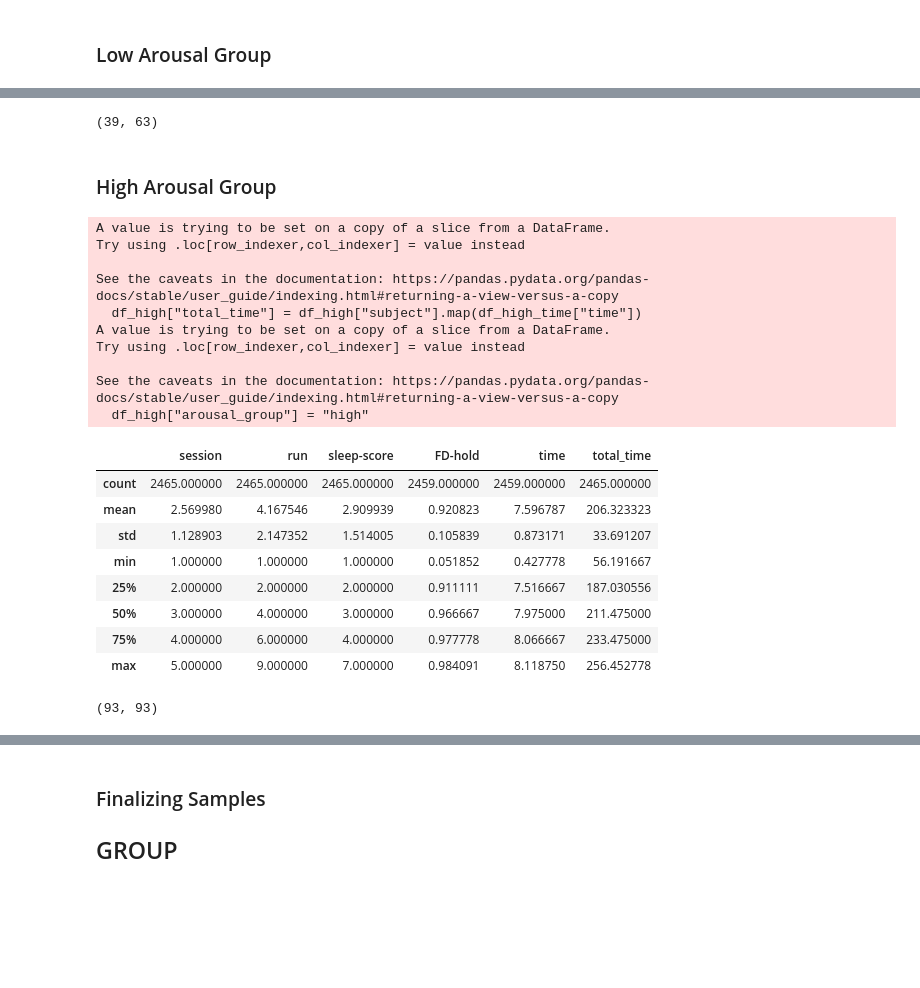
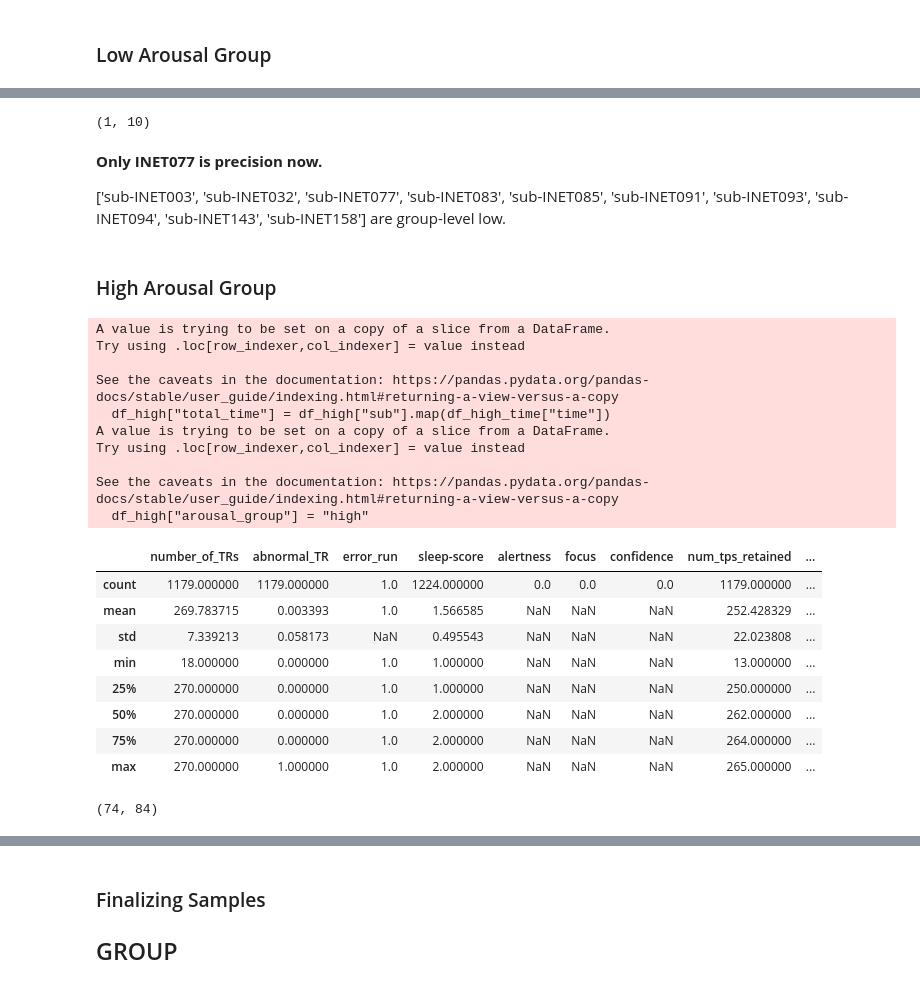
Before and after one commit to praise58/Arousal-Project, a Jupyter notebook: splitting_sample/larger_sample/larger_sample_splitting.ipynb, the cells around one changed output, grey strips where cells are left out. Drawn from its saved outputs; the diff is of its cells as text; code cells hidden in the pictures; blank space fills up the shorter version.

```diff
--- a/splitting_sample/larger_sample/larger_sample_splitting.ipynb
+++ b/splitting_sample/larger_sample/larger_sample_splitting.ipynb
@@ -55,5 +93,5 @@ Name: subject, dtype: object
 
 6/10. I added them manually.
 # %%
-df = pd.read_csv("C:\\Users\\tempu\\Downloads\\research\\labs\\gratton\\Arousal-Project\\splitting_sample\\iNETs-sleep-data.csv")
-df
+#df = pd.read_csv("C:\\Users\\tempu\\Downloads\\research\\labs\\gratton\\Arousal-Project\\splitting_sample\\iNETs-sleep-data.csv")
+#df
@@ -89,0 +119,13 @@ len(df[df['sleep-score'].isna()]), len(df[df['FD-hold'].isna()]), len(df[df['cat
+# %%
+# Clean df_all_cat for merging
+
+df_all_cat = pd.read_csv(r"C:\Users\tempu\Downloads\research\labs\gratton\Arousal-Project\splitting_sample\larger_sample.csv")
+
+df_all_cat["subject"] = "sub-" + df_all_cat["subject"]
+df_all_cat["session"] = "ses-" + df_all_cat["session"].astype(str)
+df_all_cat["run"] = "run-" + df_all_cat["run"].astype(str)
+
+df_all_cat = df_all_cat.rename(columns = {"subject" : "sub", "session" : "ses", "run" : "run"})
+
+
+df_all_cat.head()
@@ -89,0 +139,12 @@ len(df[df['sleep-score'].isna()]), len(df[df['FD-hold'].isna()]), len(df[df['cat
+# %%
+# Merging the missing eyes_closed runs from the larger sample to the full sample.
+keys = ['sub', 'ses', 'run']
+
+missing = (
+    df_all_cat[df_all_cat['category'] == 'eyes_closed']
+    .merge(df[keys].drop_duplicates(), on=keys, how='left', indicator=True)
+)
+missing = missing[missing['_merge'] == 'left_only'].drop(columns=['_merge'])
+
+df = pd.concat([df, missing], ignore_index=True, sort=False)
+df["category"].value_counts()
@@ -106,7 +173,7 @@ df
 # %%
 INET_TR = 1.1
-INET_FRAMES = 450
+INET_VOLS = 270
 
-df["time"] = ((INET_FRAMES * df["FD-hold"]) * INET_TR) / 60
+df["time"] = (df["num_tps_retained"] * INET_TR) / 60
 df
 # %% [output]
@@ -172,50 +255,56 @@ df_low_group.shape, df_low_prec.shape
 # %%
-len(df_low_prec.subject.unique()), len(df_low_group.subject.unique())
+len(df_low_prec["sub"].unique()), len(df_low_group["sub"].unique())
 # %% [output]
-(39, 63)
+(1, 10)
+# %% [markdown]
+**Only INET077 is precision now.**
+
+['sub-INET003', 'sub-INET032', 'sub-INET077', 'sub-INET083',
+       'sub-INET085', 'sub-INET091', 'sub-INET093', 'sub-INET094',
+       'sub-INET143', 'sub-INET158'] are group-level low.
 # %% [markdown]
 ### High Arousal Group
 # %%
 df_high = df[((df["sleep-score"] < 3) | (df["category"] == "eyes_opened"))]
 
 # Group by subject and aggregate by sum for time.
-cols = ['file', 'session', 'task', 'run', 'sleep-score', 'FD-hold', 'category']
+cols = ['file', 'ses', 'task', 'run', 'sleep-score', 'FD-hold', 'category']
 df_high_time = df_high.drop(cols, axis=1)
-df_high_time = df_high_time.groupby("subject").agg({"time": "sum"})
+df_high_time = df_high_time.groupby("sub").agg({"time": "sum"})
 
 # Fill in the subject's time for all runs.
-df_high["total_time"] = df_high["subject"].map(df_high_time["time"])
+df_high["total_time"] = df_high["sub"].map(df_high_time["time"])
 
 # For merging
 df_high["arousal_group"] = "high"
 
 df_high.describe()
 # %% [output]
 A value is trying to be set on a copy of a slice from a DataFrame.
 Try using .loc[row_indexer,col_indexer] = value instead
 
 See the caveats in the documentation: https://pandas.pydata.org/pandas-docs/stable/user_guide/indexing.html#returning-a-view-versus-a-copy
-  df_high["total_time"] = df_high["subject"].map(df_high_time["time"])
+  df_high["total_time"] = df_high["sub"].map(df_high_time["time"])
 A value is trying to be set on a copy of a slice from a DataFrame.
 Try using .loc[row_indexer,col_indexer] = value instead
 
 See the caveats in the documentation: https://pandas.pydata.org/pandas-docs/stable/user_guide/indexing.html#returning-a-view-versus-a-copy
   df_high["arousal_group"] = "high"
-|  | session | run | sleep-score | FD-hold | time | total_time |
-| count | 2465.000000 | 2465.000000 | 2465.000000 | 2459.000000 | 2459.000000 | 2465.000000 |
-| mean | 2.569980 | 4.167546 | 2.909939 | 0.920823 | 7.596787 | 206.323323 |
-| std | 1.128903 | 2.147352 | 1.514005 | 0.105839 | 0.873171 | 33.691207 |
-| min | 1.000000 | 1.000000 | 1.000000 | 0.051852 | 0.427778 | 56.191667 |
-| 25% | 2.000000 | 2.000000 | 2.000000 | 0.911111 | 7.516667 | 187.030556 |
-| 50% | 3.000000 | 4.000000 | 3.000000 | 0.966667 | 7.975000 | 211.475000 |
-| 75% | 4.000000 | 6.000000 | 4.000000 | 0.977778 | 8.066667 | 233.475000 |
-| max | 5.000000 | 9.000000 | 7.000000 | 0.984091 | 8.118750 | 256.452778 |
+|  | number_of_TRs | abnormal_TR | error_run | sleep-score | alertness | focus | confidence | num_tps_retained | ... |
+| count | 1179.000000 | 1179.000000 | 1.0 | 1224.000000 | 0.0 | 0.0 | 0.0 | 1179.000000 | ... |
+| mean | 269.783715 | 0.003393 | 1.0 | 1.566585 | NaN | NaN | NaN | 252.428329 | ... |
+| std | 7.339213 | 0.058173 | NaN | 0.495543 | NaN | NaN | NaN | 22.023808 | ... |
+| min | 18.000000 | 0.000000 | 1.0 | 1.000000 | NaN | NaN | NaN | 13.000000 | ... |
+| 25% | 270.000000 | 0.000000 | 1.0 | 1.000000 | NaN | NaN | NaN | 250.000000 | ... |
+| 50% | 270.000000 | 0.000000 | 1.0 | 2.000000 | NaN | NaN | NaN | 262.000000 | ... |
+| 75% | 270.000000 | 0.000000 | 1.0 | 2.000000 | NaN | NaN | NaN | 264.000000 | ... |
+| max | 270.000000 | 1.000000 | 1.0 | 2.000000 | NaN | NaN | NaN | 265.000000 | ... |
 # %%
 df_high_group = df_high[df_high["total_time"] >= 5]
 df_high_prec = df_high[df_high["total_time"] >= 20]
 
 df_high_group.shape, df_high_prec.shape
 
-len(df_high_prec.subject.unique()), len(df_high_group.subject.unique())
+len(df_high_prec["sub"].unique()), len(df_high_group["sub"].unique())
 # %% [output]
-(93, 93)
+(74, 84)
```
Also changed, not shown: parts of 33 cells of this notebook, 7 other files.
